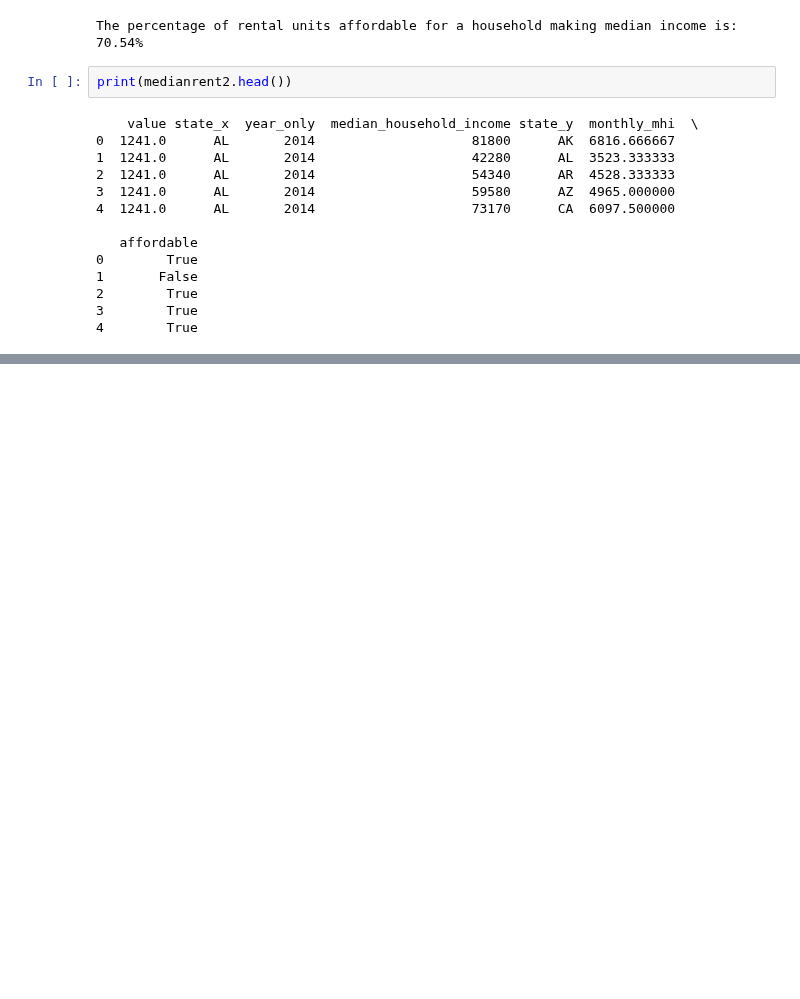
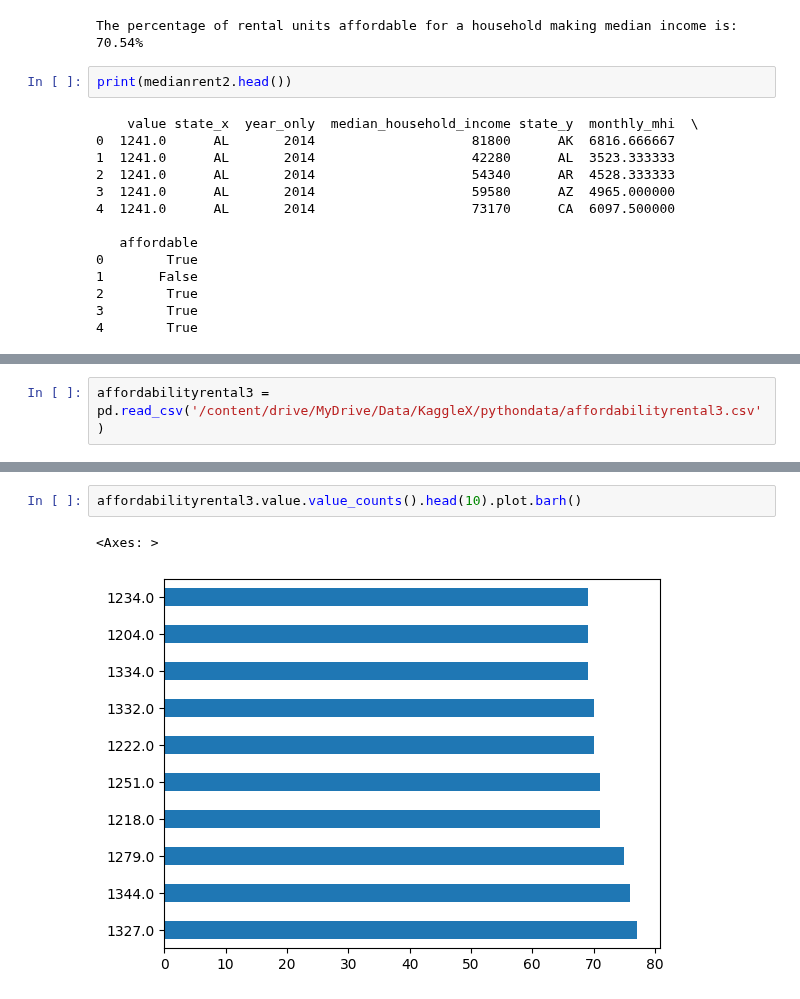
Before and after one commit to JessiPool/KaggleXProject, a Jupyter notebook: AffordableHousingMatrix.ipynb, the cells around one changed output, grey strips where cells are left out. Cells and saved outputs as stored; diff of their text form; blank space fills up the shorter version.

```diff
--- a/AffordableHousingMatrix.ipynb
+++ b/AffordableHousingMatrix.ipynb
@@ -282,0 +471,2 @@ print(medianrent2.head())
+# %%
+affordabilityrental3 = pd.read_csv('/content/drive/MyDrive/Data/KaggleX/pythondata/affordabilityrental3.csv')
@@ -282,0 +489,5 @@ print(medianrent2.head())
+# %%
+affordabilityrental3.value.value_counts().head(10).plot.barh()
+# %% [output]
+<Axes: >
+[figure, added]
```
Also changed, not shown: parts of 52 cells of this notebook.
